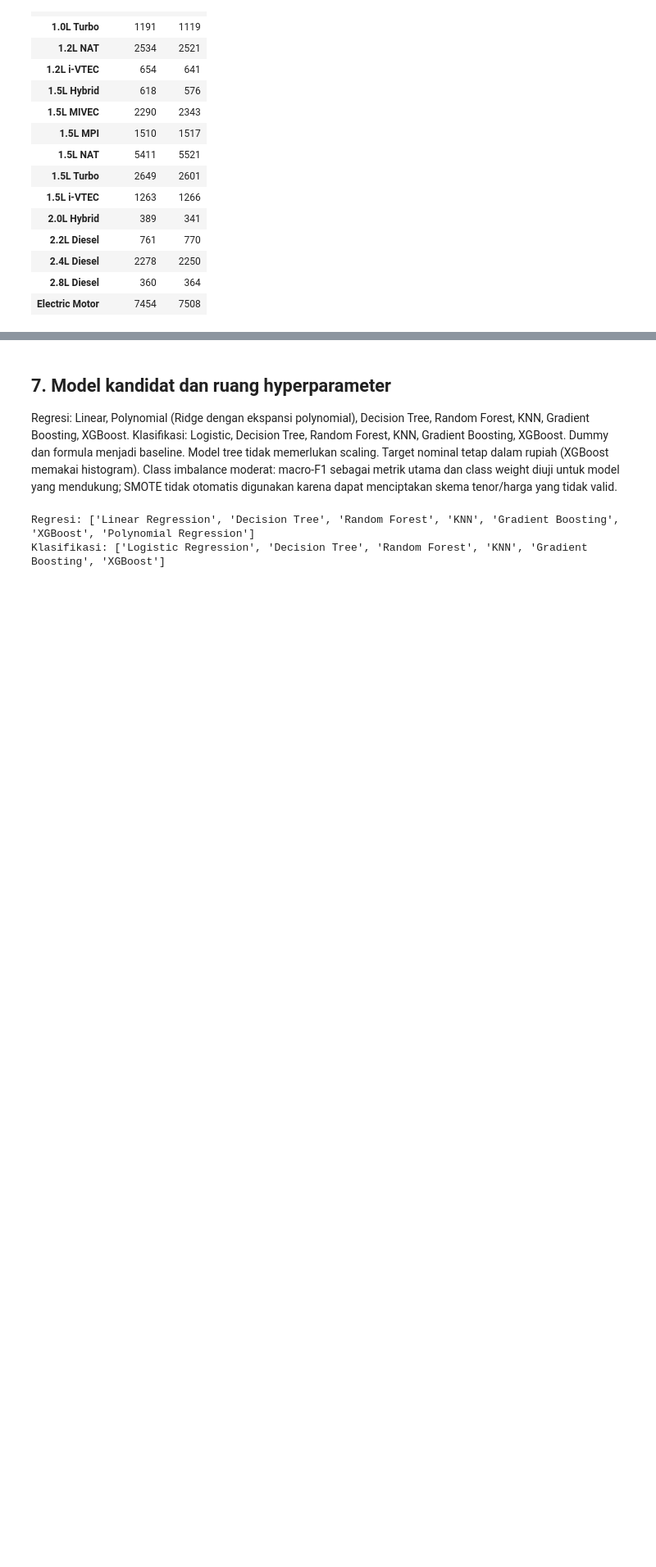
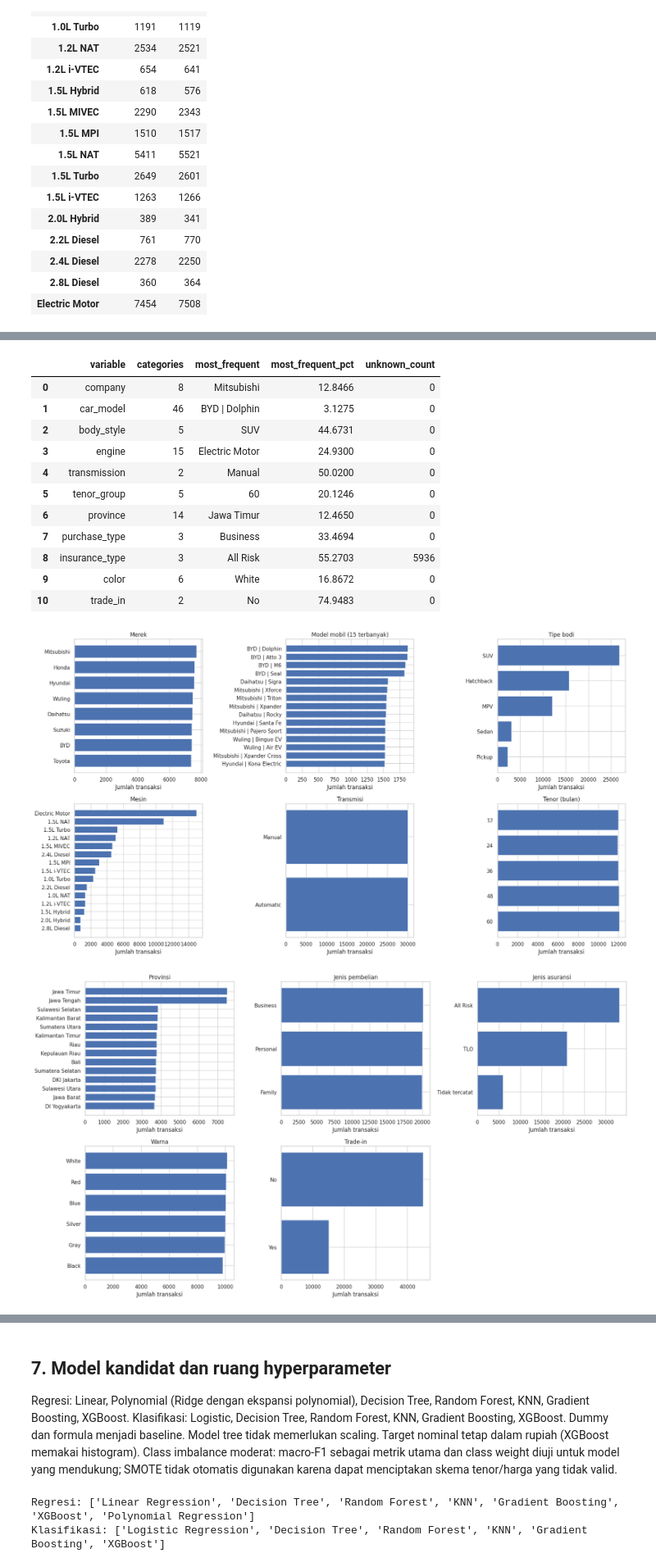
Before and after one commit to CyMonkey-Stud/predcicilanbelimobil-v2, a Jupyter notebook: notebooks/car_financing_analysis.ipynb, the cells around one changed output, grey strips where cells are left out. Shown at 82% size. Cells and saved outputs as stored; diff of their text form; code cells hidden in the pictures; blank space fills up the shorter version.

```diff
--- a/notebooks/car_financing_analysis.ipynb
+++ b/notebooks/car_financing_analysis.ipynb
@@ -360,0 +386,55 @@ Engine & transmisi (audit kombinasi, bukan fitur):
+# %%
+cat_dev = dev.copy()
+context_cols = {'Province':'province','Purchase_Type':'purchase_type','Insurance_Type':'insurance_type',
+                'Color':'color','Trade_In':'trade_in'}
+source_rows = credit.loc[valid.index[valid], ['Price (IDR)','Monthly_Installment',*context_cols]].reset_index(drop=True)
+assert len(source_rows) == len(df)
+np.testing.assert_array_equal(source_rows['Price (IDR)'],df.price_idr)
+np.testing.assert_array_equal(source_rows['Monthly_Installment'],df.monthly_installment)
+context = source_rows[list(context_cols)].rename(columns=context_cols).loc[cat_dev.index]
+for field in context:
+    cat_dev[field] = context[field].astype('string').str.strip().replace('',pd.NA).fillna('Tidak tercatat')
+cat_dev['car_model'] = cat_dev.company.astype(str) + ' | ' + cat_dev.model.astype(str)
+cat_dev['tenor_group'] = cat_dev.loan_tenure
+cat_dev['status_label'] = cat_dev.affordability_status.map({0:'Melebihi batas',1:'Sesuai batas'})
+cat_dev['installment_million'] = cat_dev.monthly_installment/1e6
+cat_dev['price_million'] = cat_dev.price_idr/1e6
+cat_fields = {'company':'Merek','car_model':'Model mobil','body_style':'Tipe bodi','engine':'Mesin',
+              'transmission':'Transmisi','tenor_group':'Tenor (bulan)','province':'Provinsi',
+              'purchase_type':'Jenis pembelian','insurance_type':'Jenis asuransi','color':'Warna','trade_in':'Trade-in'}
+cat_profile, cat_frequency = [], []
+for field,label in cat_fields.items():
+    freq = cat_dev[field].value_counts(dropna=False)
+    cat_profile.append({'variable':field,'categories':len(freq),'most_frequent':str(freq.index[0]),
+                        'most_frequent_pct':100*freq.iloc[0]/len(cat_dev),
+                        'unknown_count':int(cat_dev[field].isin(['Unknown','Tidak tercatat']).sum())})
+    cat_frequency.extend({'variable':field,'category':str(k),'transactions':int(v),'share_pct':100*v/len(cat_dev)} for k,v in freq.items())
+cat_profile = pd.DataFrame(cat_profile)
+cat_frequency = pd.DataFrame(cat_frequency)
+display(cat_profile)
+cat_profile.to_csv(OUT/'categorical_profile.csv',index=False)
+cat_frequency.to_csv(OUT/'categorical_frequency.csv',index=False)
+for part,fields in [('utama',list(cat_fields)[:6]),('tambahan',list(cat_fields)[6:])]:
+    fig,axes = plt.subplots(2,3,figsize=(18,10))
+    for ax,field in zip(axes.flat,fields):
+        counts_cat = cat_dev[field].value_counts()
+        counts_cat = counts_cat.sort_index(ascending=False) if field=='tenor_group' else counts_cat.head(15).sort_values()
+        ax.barh(counts_cat.index.astype(str),counts_cat.values)
+        ax.set(title=cat_fields[field]+(' (15 terbanyak)' if field=='car_model' else ''),xlabel='Jumlah transaksi')
+    for ax in list(axes.flat)[len(fields):]: ax.axis('off')
+    showfig('07a_categorical_distribution_'+part)
+# %% [output]
+|  | variable | categories | most_frequent | most_frequent_pct | unknown_count |
+| 0 | company | 8 | Mitsubishi | 12.8466 | 0 |
+| 1 | car_model | 46 | BYD | Dolphin | 3.1275 | 0 |
+| 2 | body_style | 5 | SUV | 44.6731 | 0 |
+| 3 | engine | 15 | Electric Motor | 24.9300 | 0 |
+| 4 | transmission | 2 | Manual | 50.0200 | 0 |
+| 5 | tenor_group | 5 | 60 | 20.1246 | 0 |
+| 6 | province | 14 | Jawa Timur | 12.4650 | 0 |
+| 7 | purchase_type | 3 | Business | 33.4694 | 0 |
+| 8 | insurance_type | 3 | All Risk | 55.2703 | 5936 |
+| 9 | color | 6 | White | 16.8672 | 0 |
+| 10 | trade_in | 2 | No | 74.9483 | 0 |
+[figure, added]
+[figure, added]
```
Also changed, not shown: parts of 20 cells of this notebook, 18 other files.
